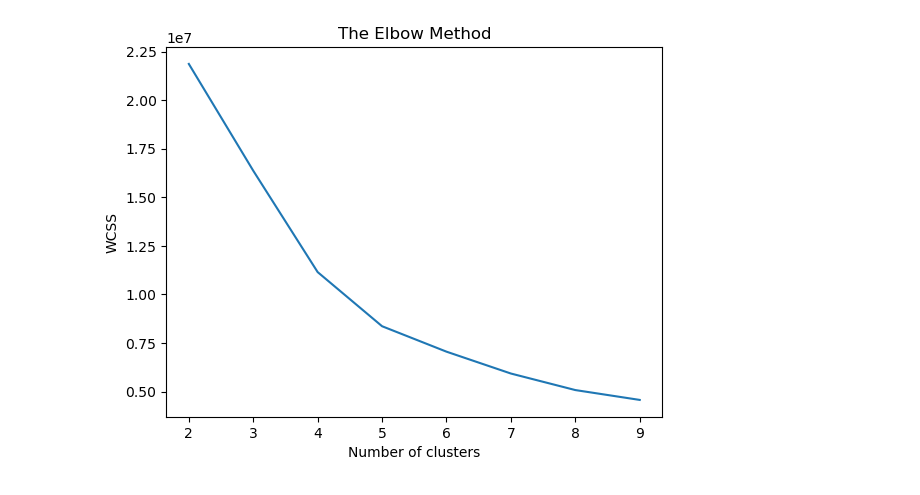
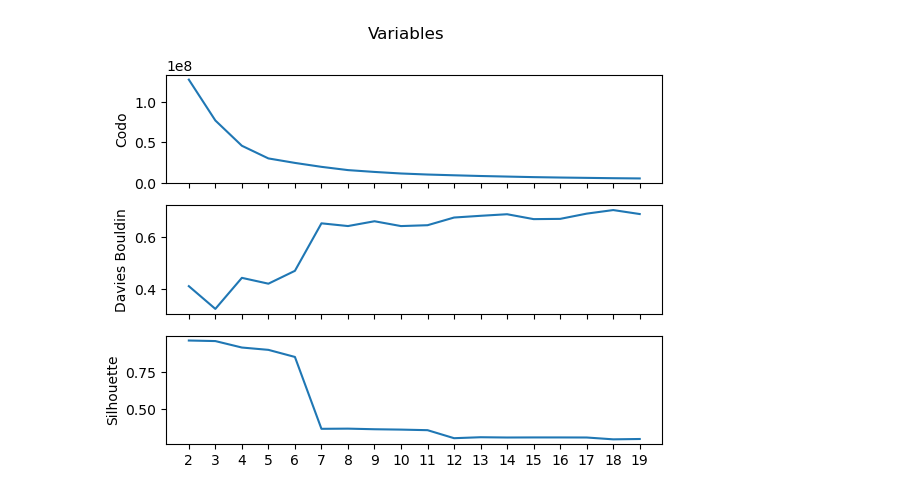
Before and after one commit to AdoringStarling/InducedCross, a Jupyter notebook: ruiz_clustering.ipynb, the cells around one changed output. Cells and saved outputs as stored; diff of their text form; code cells hidden in the pictures.

```diff
--- a/ruiz_clustering.ipynb
+++ b/ruiz_clustering.ipynb
@@ -11,7 +17,7 @@ from sklearn.metrics import davies_bouldin_score, silhouette_score
 # %%
-st = read("data\GUY2C_7_15_NOV.mseed")
-st1 = st.select(channel='HHZ')
+st = read("data\GUY2C_7_15_NOV.mseed") #Se cargan los datos de la señal
+st1 = st.select(channel='HHZ') #Se escoge el canal HHZ (vertical)
 tr=st1[0]
-for i in st1[1::]:
+for i in st1[1::]:#Se agrupan todas las trazas
     tr=tr+i
-tr=tr.filter('highpass', freq=1, corners=2, zerophase=True)
+tr=tr.filter('highpass', freq=0.1, corners=2, zerophase=True)#Filtro a mayores de 0.1 Hz
@@ -62 +24,8 @@ for i in all:
+# %%
+all,ovlp=window(tr.data,tr.stats.delta,60,80)#Segmentacion de señal en ventanas de 60 segundos con % de translape de 80%
+dt=tr.stats.delta
+val_descr=[]
+for i in all:
+    val_descr.append(descrp(i,dt)) #Descriptores por cada señal
+descr=np.array(val_descr)
 # %%
@@ -95,9 +50,14 @@ plt.show()
-# %%
-plt.plot(range(ran1,ran2), wcss)
-plt.title('The Elbow Method')
-plt.xlabel('Number of clusters')
-plt.ylabel('WCSS')
-plt.show()
-# %% [output]
-[figure, removed]
+# %%
+fig, axs = plt.subplots(3,sharex=True)
+fig.suptitle('Variables')
+axs[0].plot(range(ran1,ran2), wcss)
+axs[0].set_ylabel('Codo')
+axs[1].plot(range(ran1,ran2), dbs)
+axs[1].set_ylabel('Davies Bouldin')
+axs[2].plot(range(ran1,ran2), silh)
+axs[2].set_ylabel('Silhouette')
+plt.xticks(range(ran1,ran2))
+plt.show()
+# %% [output]
+[figure, added]
 # %%
```
Also changed, not shown: parts of 26 cells of this notebook, 3 other files.
